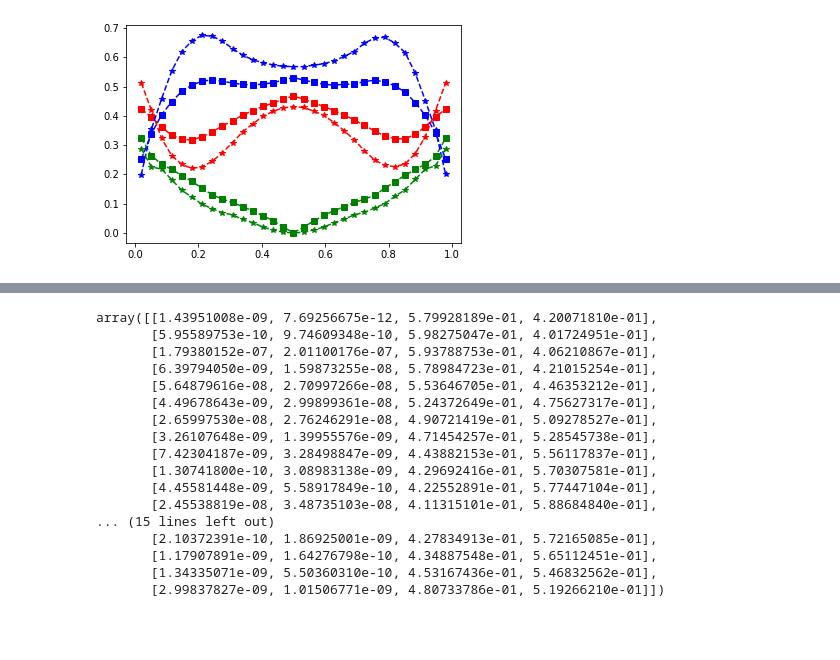
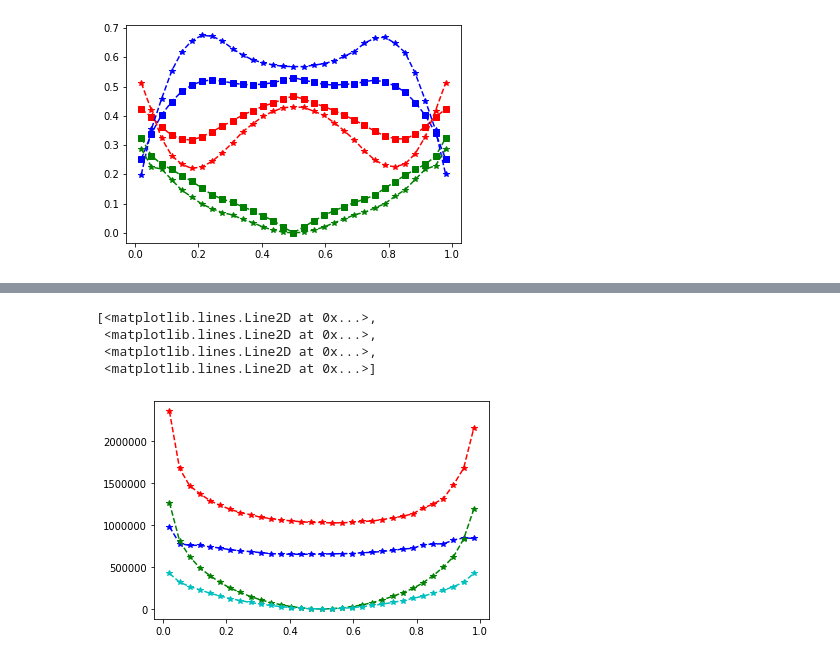
Before and after one commit to Yuleii/quantile-sensitivity-measures, a Jupyter notebook: trans_matlab.ipynb, the cells around one changed output, grey strips where cells are left out. Drawn from its saved outputs; the diff is of its cells as text; code cells hidden in the pictures; blank space fills up the shorter version.

```diff
--- a/trans_matlab.ipynb
+++ b/trans_matlab.ipynb
@@ -498,7 +539,7 @@ dim = np.size(miu)
 # %%
 def objfun(x):
 
-    result = x[:,0]*x[:,1]+x[:,2]*x[:,3]
+    result = x[:,0]*x[:,2]+x[:,1]*x[:,3]
 
     return result
 # %%
@@ -516,5 +557,8 @@ A = np.zeros((N,dim))
 B = np.zeros((M,dim))
 # %%
 # get_uniform_base_draws
-X01 = cp.generate_samples(order=N, domain=dim, rule="S").T
-X02 = cp.generate_samples(order=M, domain=dim, rule="S").T
+X001 = cp.generate_samples(order=N+skip, domain=dim, rule="S").T
+X002 = cp.generate_samples(order=M+skip, domain=dim, rule="S").T
+
+X01 = X001[skip:, :dim]
+X02= X002[skip:, :dim]
@@ -533,5 +569,5 @@ X2 = norm.ppf(X02)
 
 cholesky = np.linalg.cholesky(cov)
 
-A = miu + cholesky.dot(X01.T).T
-B = miu + cholesky.dot(X02.T).T
+A = miu + cholesky.dot(X1.T).T
+B = miu + cholesky.dot(X2.T).T
@@ -630,20 +683,10 @@ plt.plot(alp,Q2_alp[:,0],'r*--',alp,Q2_alp[:,1],'b*--',alp,Q2_alp[:,2],'g*--',al
-# %%
-Q2_alp
-# %% [output]
-array([[1.43951008e-09, 7.69256675e-12, 5.79928189e-01, 4.20071810e-01],
-       [5.95589753e-10, 9.74609348e-10, 5.98275047e-01, 4.01724951e-01],
-       [1.79380152e-07, 2.01100176e-07, 5.93788753e-01, 4.06210867e-01],
-       [6.39794050e-09, 1.59873255e-08, 5.78984723e-01, 4.21015254e-01],
-       [5.64879616e-08, 2.70997266e-08, 5.53646705e-01, 4.46353212e-01],
-       [4.49678643e-09, 2.99899361e-08, 5.24372649e-01, 4.75627317e-01],
-       [2.65997530e-08, 2.76246291e-08, 4.90721419e-01, 5.09278527e-01],
-       [3.26107648e-09, 1.39955576e-09, 4.71454257e-01, 5.28545738e-01],
-       [7.42304187e-09, 3.28498847e-09, 4.43882153e-01, 5.56117837e-01],
-       [1.30741800e-10, 3.08983138e-09, 4.29692416e-01, 5.70307581e-01],
-       [4.45581448e-09, 5.58917849e-10, 4.22552891e-01, 5.77447104e-01],
-       [2.45538819e-08, 3.48735103e-08, 4.11315101e-01, 5.88684840e-01],
-... (15 lines left out)
-       [2.10372391e-10, 1.86925001e-09, 4.27834913e-01, 5.72165085e-01],
-       [1.17907891e-09, 1.64276798e-10, 4.34887548e-01, 5.65112451e-01],
-       [1.34335071e-09, 5.50360310e-10, 4.53167436e-01, 5.46832562e-01],
-       [2.99837827e-09, 1.01506771e-09, 4.80733786e-01, 5.19266210e-01]])
+# %%
+# plt.plot(alp, q1_alp[:,0],'rs--',alp,q1_alp[:,1],'bs--',alp,q1_alp[:,2],'gs--',alp,q1_alp[:,3],'cs--')
+
+plt.plot(alp,q2_alp[:,0],'r*--',alp,q2_alp[:,1],'b*--',alp,q2_alp[:,2],'g*--',alp,q2_alp[:,3],'c*--')
+# %% [output]
+[<matplotlib.lines.Line2D at 0x...>,
+ <matplotlib.lines.Line2D at 0x...>,
+ <matplotlib.lines.Line2D at 0x...>,
+ <matplotlib.lines.Line2D at 0x...>]
+[figure, added]
```
Also changed, not shown: parts of 16 cells of this notebook, 2 other files.
